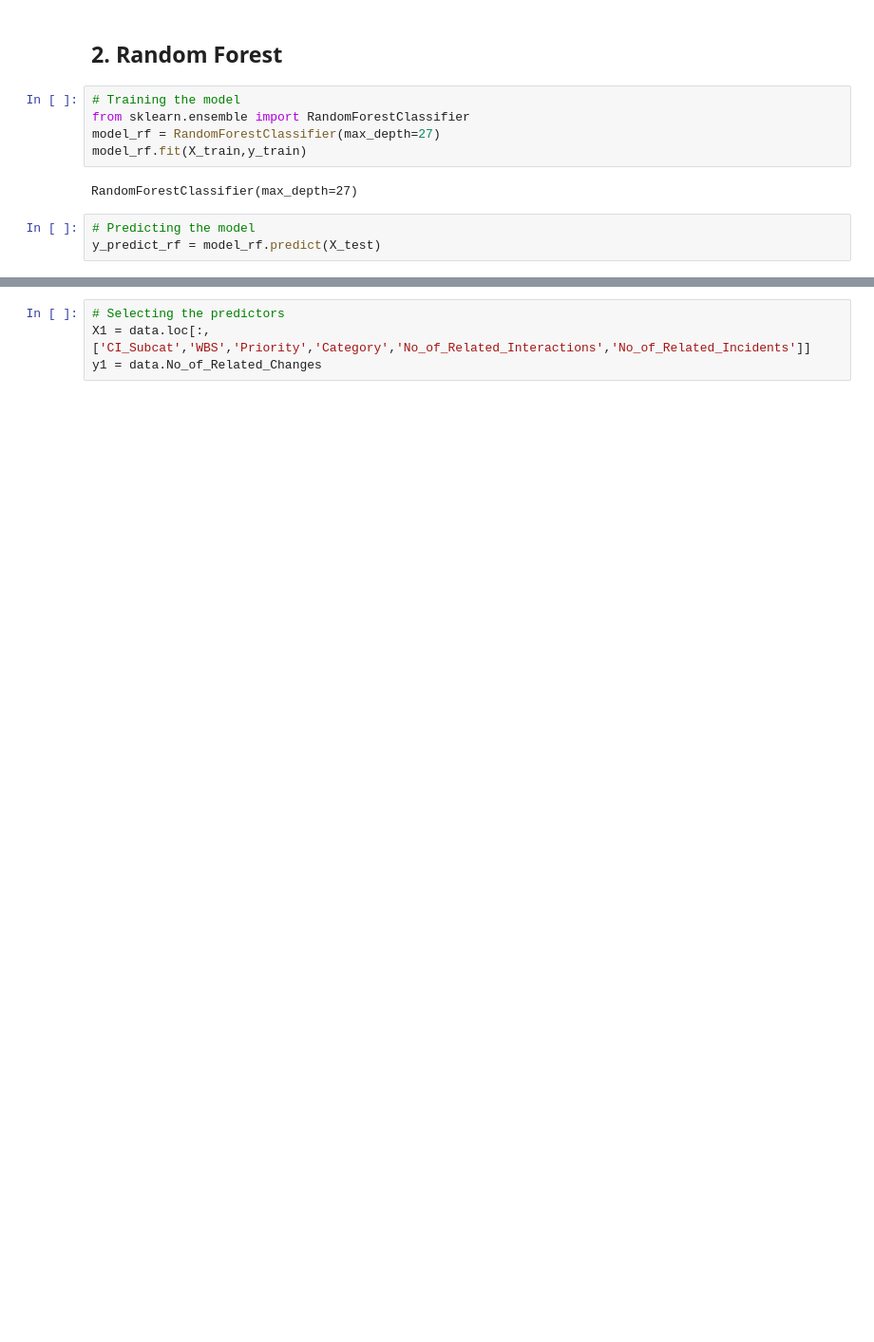
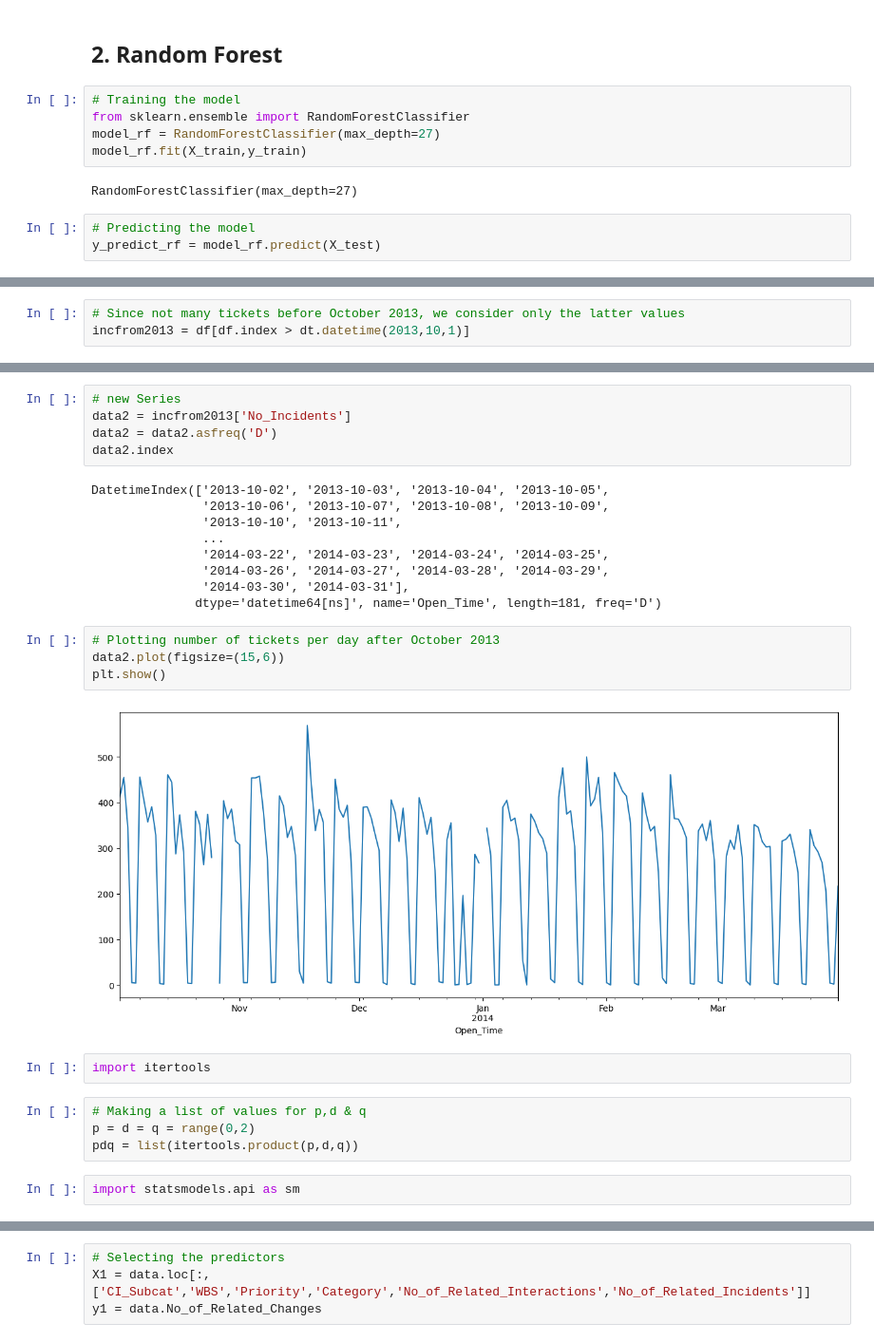
Before and after one commit to Dishantkharkar/ITSM-ML-Improvement-ABC-Tech, a Jupyter notebook: Data Preprocessing and Feature Engineering.ipynb, the cells around one changed output, grey strips where cells are left out. Shown at 95% size. Drawn from its saved outputs; the diff is of its cells as text; blank space fills up the shorter version.

```diff
--- a/Data Preprocessing and Feature Engineering.ipynb
+++ b/Data Preprocessing and Feature Engineering.ipynb
@@ -2020,0 +2170,3 @@ array([[  89,   10,   40,   19],
+# %%
+# Since not many tickets before October 2013, we consider only the latter values
+incfrom2013 = df[df.index > dt.datetime(2013,10,1)]
@@ -2020,0 +2183,28 @@ array([[  89,   10,   40,   19],
+# %%
+# new Series
+data2 = incfrom2013['No_Incidents']
+data2 = data2.asfreq('D')
+data2.index
+# %% [output]
+DatetimeIndex(['2013-10-02', '2013-10-03', '2013-10-04', '2013-10-05',
+               '2013-10-06', '2013-10-07', '2013-10-08', '2013-10-09',
+               '2013-10-10', '2013-10-11',
+               ...
+               '2014-03-22', '2014-03-23', '2014-03-24', '2014-03-25',
+               '2014-03-26', '2014-03-27', '2014-03-28', '2014-03-29',
+               '2014-03-30', '2014-03-31'],
+              dtype='datetime64[ns]', name='Open_Time', length=181, freq='D')
+# %%
+# Plotting number of tickets per day after October 2013
+data2.plot(figsize=(15,6))
+plt.show()
+# %% [output]
+[figure, added]
+# %%
+import itertools
+# %%
+# Making a list of values for p,d & q
+p = d = q = range(0,2)
+pdq = list(itertools.product(p,d,q))
+# %%
+import statsmodels.api as sm
```
Also changed, not shown: parts of 33 cells of this notebook.
